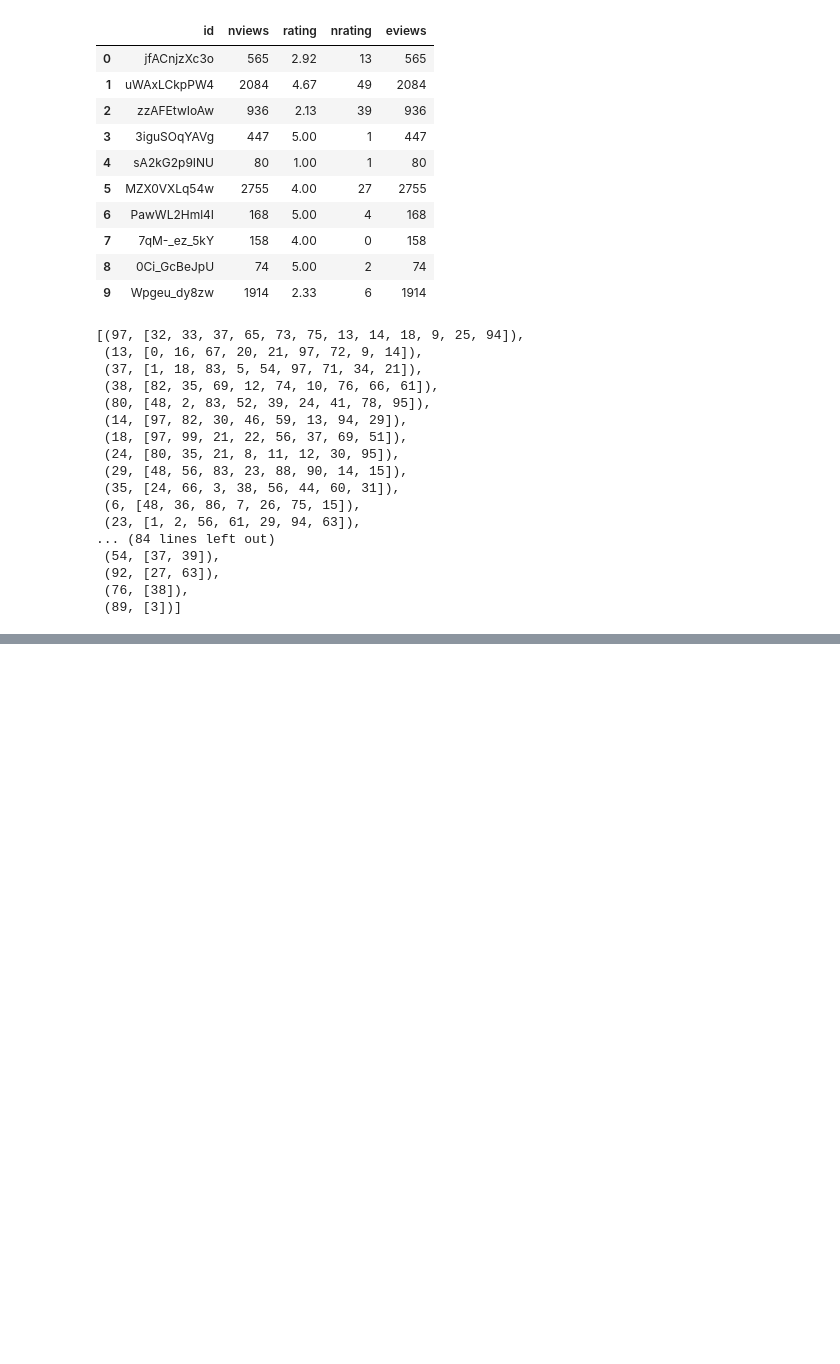
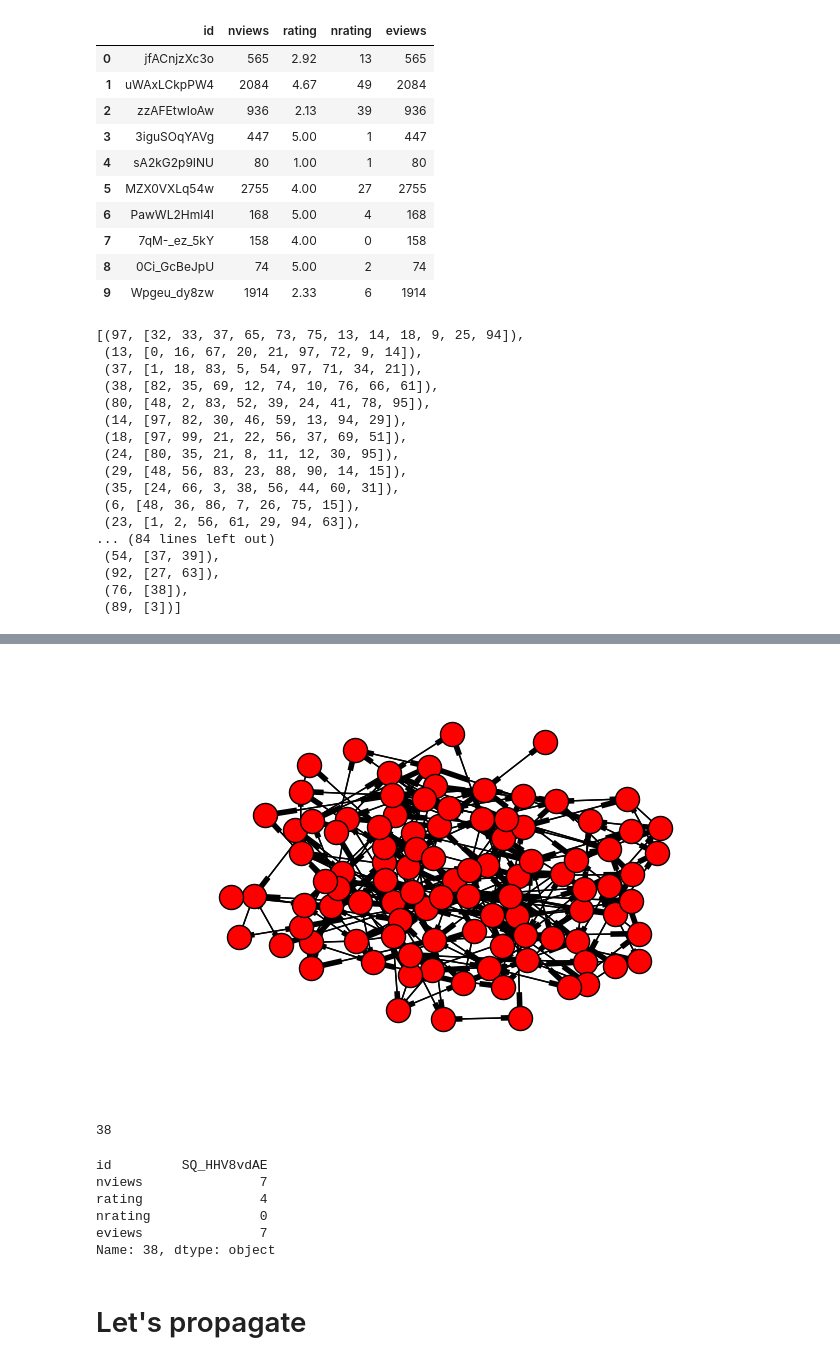
Before and after one commit to SubhankarGhosh/NetworkX, a Jupyter notebook: Paper.ipynb, the cells around one changed output, grey strips where cells are left out. Cells and saved outputs as stored; diff of their text form; code cells hidden in the pictures; blank space fills up the shorter version.

```diff
--- a/Paper.ipynb
+++ b/Paper.ipynb
@@ -456,0 +507,18 @@ sorted([(n,G.neighbors(n)) for n in G.nodes()], key=lambda x: len(x[1]), reverse
+# %%
+#df[min(df['nviews'])]
+nx.draw(G)
+# %% [output]
+[figure, added]
+# %%
+df['nviews'].argmin()
+# %% [output]
+38
+# %%
+df.ix[38]
+# %% [output]
+id         SQ_HHV8vdAE
+nviews               7
+rating               4
+nrating              0
+eviews               7
+Name: 38, dtype: object
@@ -456,0 +529,2 @@ sorted([(n,G.neighbors(n)) for n in G.nodes()], key=lambda x: len(x[1]), reverse
+# %% [markdown]
+# Let's propagate
```
Also changed, not shown: parts of 10 cells of this notebook.
